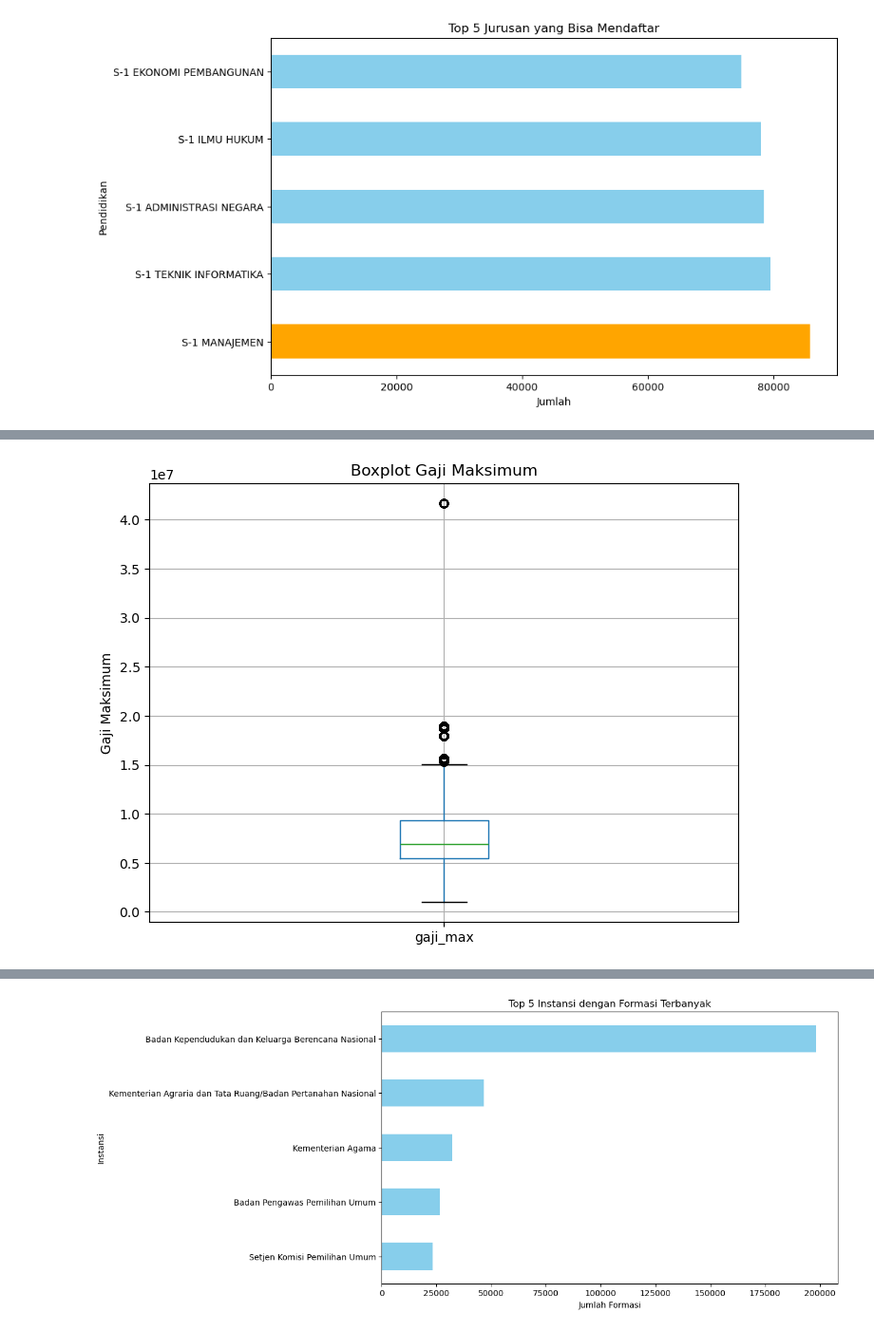
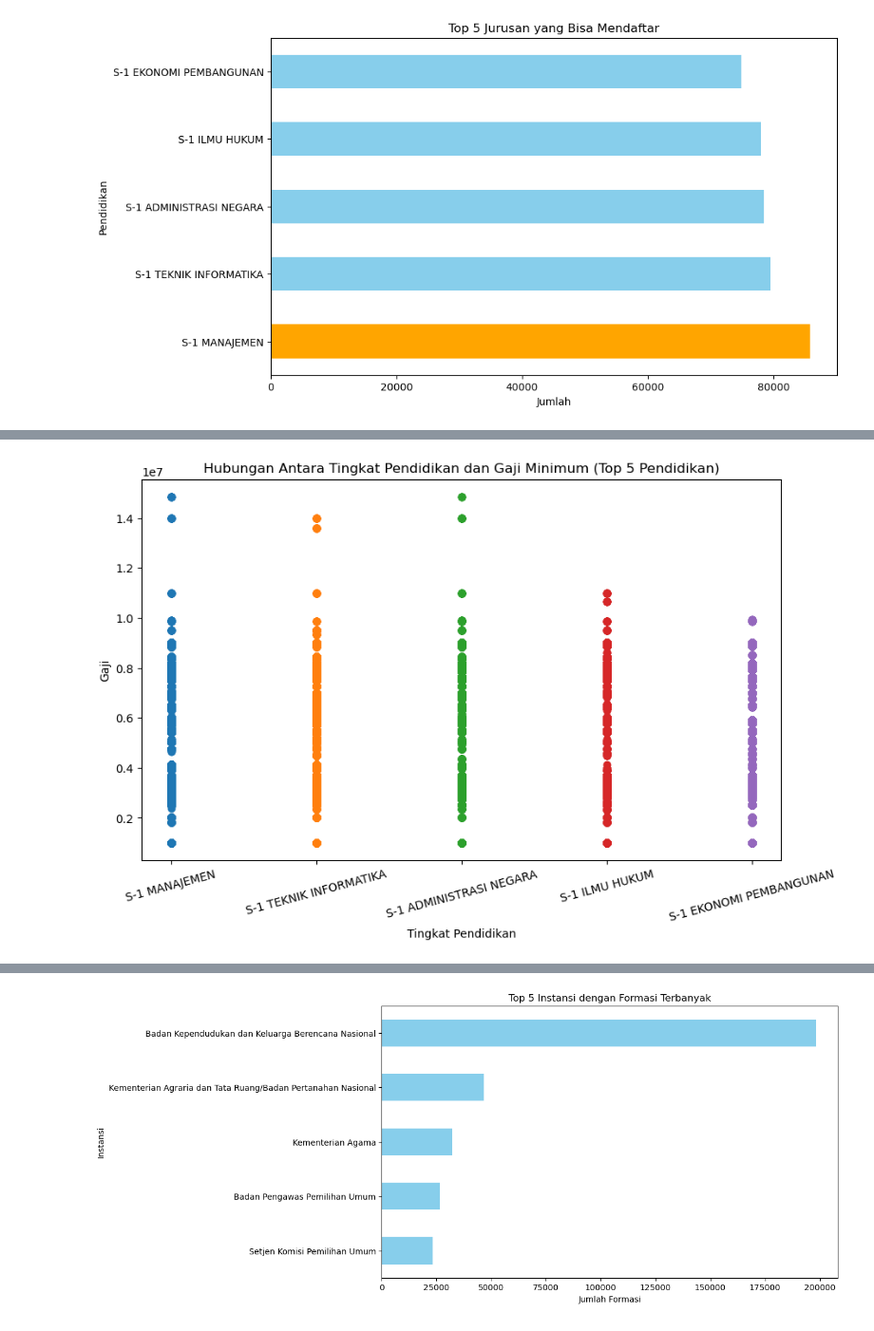
Before and after one commit to randyansari/SSCASN-2023-Analysis, a Jupyter notebook: Exploratory_data_analysis.ipynb, the cells around one changed output, grey strips where cells are left out. Shown: that part at 95% size. Cells and saved outputs as stored; diff of their text form; code cells hidden in the pictures.

```diff
--- a/Exploratory_data_analysis.ipynb
+++ b/Exploratory_data_analysis.ipynb
@@ -77,9 +46,27 @@ plt.show()
-# %%
-# Membuat boxplot dari kolom 'gaji_max'
-plt.figure(figsize=(8, 6))
-df.boxplot(column='gaji_max')
-plt.title('Boxplot Gaji Maksimum')
-plt.ylabel('Gaji Maksimum')
-plt.show()
-# %% [output]
-[figure, removed]
+# %%
+# Menghitung jumlah pekerjaan untuk setiap tingkat pendidikan
+pendidikan_count = df['pendidikan_nm'].value_counts()
+
+# Pilih 10 tingkat pendidikan teratas
+top_pendidikan = pendidikan_count.head(5).index
+
+# Filter DataFrame untuk 10 tingkat pendidikan teratas
+df_top_pendidikan = df[df['pendidikan_nm'].isin(top_pendidikan)]
+
+# Membuat scatter plot untuk melihat hubungan antara tingkat pendidikan dan rentang gaji
+plt.figure(figsize=(10, 6))
+for pendidikan in top_pendidikan:
+    df_temp = df_top_pendidikan[df_top_pendidikan['pendidikan_nm'] == pendidikan]
+    plt.scatter(df_temp['pendidikan_nm'], df_temp['gaji_min'], label=f'Gaji Min - {pendidikan}', marker='o')
+
+# Menambahkan label dan judul plot
+plt.xlabel('Tingkat Pendidikan')
+plt.ylabel('Gaji')
+plt.title('Hubungan Antara Tingkat Pendidikan dan Gaji Minimum (Top 5 Pendidikan)')
+plt.xticks(range(len(top_pendidikan)), top_pendidikan)  # Mengganti label sumbu x dengan tingkat pendidikan
+plt.xticks(rotation=15)
+
+# Menampilkan plot
+plt.show()
+# %% [output]
+[figure, added]
```
Also changed, not shown: parts of 20 cells of this notebook.
